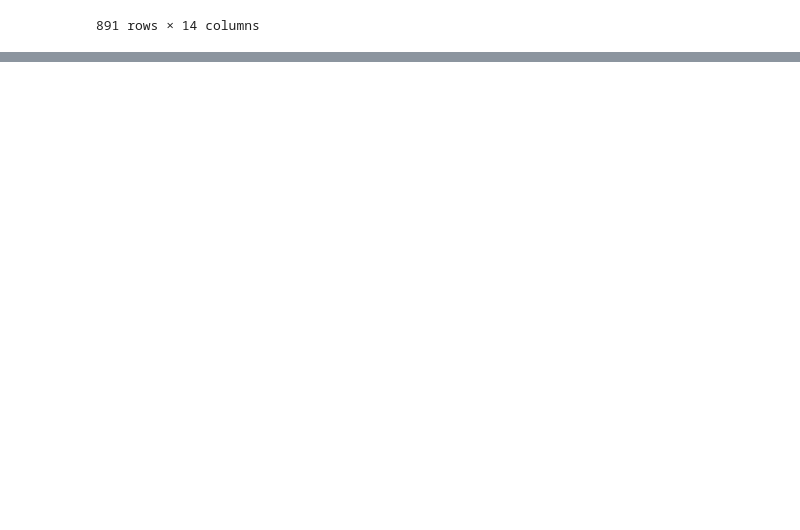
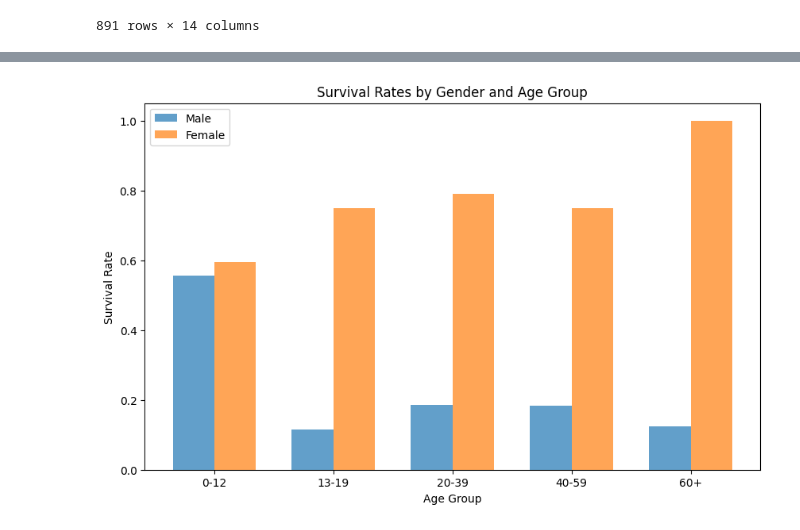
Before and after one commit to theryeguy92/Foundations-of-Machine-Learning, a Jupyter notebook: Foundations_of_Machine_Learning_Titanic_Data_Set.ipynb, the cells around one changed output, grey strips where cells are left out. Cells and saved outputs as stored; diff of their text form; code cells hidden in the pictures; blank space fills up the shorter version.

```diff
--- a/Foundations_of_Machine_Learning_Titanic_Data_Set.ipynb
+++ b/Foundations_of_Machine_Learning_Titanic_Data_Set.ipynb
@@ -470,0 +725,41 @@ test
+# %%
+bins = [0, 12, 19, 39, 59, np.inf]
+labels = ['0-12', '13-19', '20-39', '40-59', '60+']
+titanic_passenger_data['Age_Group'] = pd.cut(titanic_passenger_data['Age'], bins=bins, labels=labels, right=False)
+
+# Calculate survival rates by gender and age group
+survival_rates = titanic_passenger_data.groupby(['Age_Group', 'Sex'])['Survived'].mean().unstack()
+
+# Create figure and axis
+fig, ax = plt.subplots(figsize=(10, 6))
+
+# Prepare data for plotting
+age_groups = survival_rates.index.unique()
+bar_width = 0.35
+indices = np.arange(len(age_groups))
+
+# Plotting
+male_rates = survival_rates['male']
+female_rates = survival_rates['female']
+
+# Male bar positions
+male_positions = indices - bar_width / 2
+
+# Female bar positions
+female_positions = indices + bar_width / 2
+
+# Plot male and female survival rates
+ax.bar(male_positions, male_rates, bar_width, label='Male', alpha=0.7)
+ax.bar(female_positions, female_rates, bar_width, label='Female', alpha=0.7)
+
+# Add some text for labels, title and custom x-axis tick labels, etc.
+ax.set_xlabel('Age Group')
+ax.set_ylabel('Survival Rate')
+ax.set_title('Survival Rates by Gender and Age Group')
+ax.set_xticks(indices)
+ax.set_xticklabels(labels)
+ax.legend()
+
+plt.show()
+# %% [output]
+[figure, added]
```
Also changed, not shown: parts of 25 cells of this notebook.
